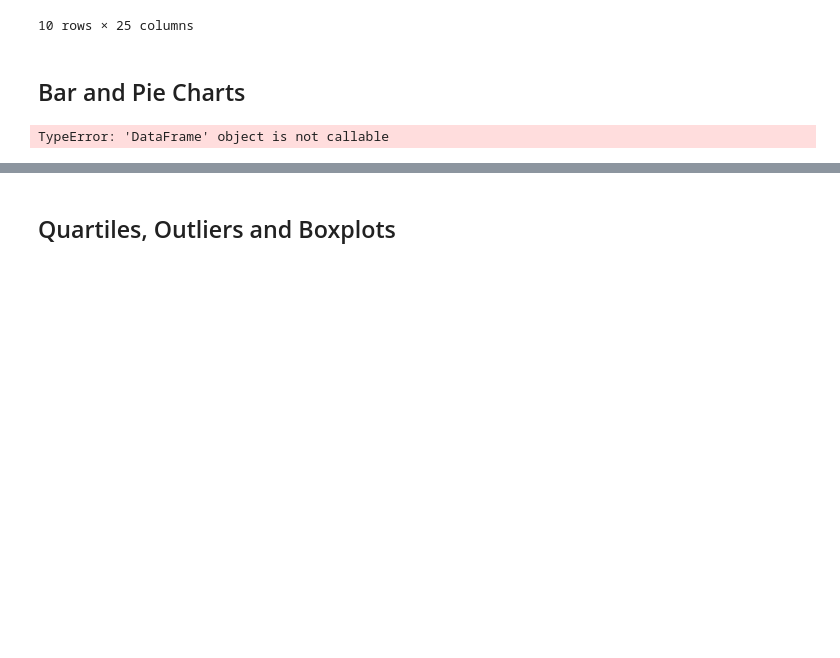
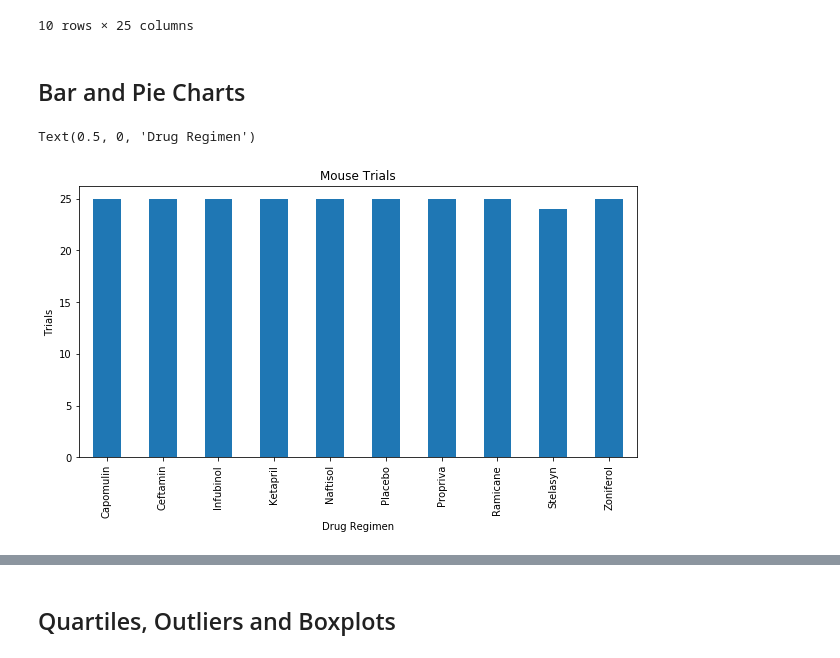
Before and after one commit to BTroolin/matplotlib-challenge, a Jupyter notebook: pymaceuticals.ipynb, the cells around one changed output, grey strips where cells are left out. Drawn from its saved outputs; the diff is of its cells as text; code cells hidden in the pictures; blank space fills up the shorter version.

Commit message:
update main code for bar charts

```diff
--- a/pymaceuticals.ipynb
+++ b/pymaceuticals.ipynb
@@ -137,8 +138,14 @@ data_join.groupby("Drug Regimen").agg(['mean', 'min', 'std', 'var', 'sem']).roun
 10 rows × 25 columns
 # %% [markdown]
 ## Bar and Pie Charts
-# %%
-# Generate a bar plot showing the total number of unique mice tested on each drug regimen using pandas.
-data_join('Drug Regimen')['Mouse ID'].nunique()
-# %% [output]
-TypeError: 'DataFrame' object is not callable
+# %%
+data_points = data_join.groupby(["Drug Regimen"]).nunique()["Mouse ID"]
+#data_points
+
+data_points.plot(kind="bar", figsize=(10,5))
+plt.title("Mouse Trials")
+plt.ylabel("Trials")
+plt.xlabel("Drug Regimen")
+# %% [output]
+Text(0.5, 0, 'Drug Regimen')
+[figure, added]
```
Also changed, not shown: parts of 7 cells of this notebook.
